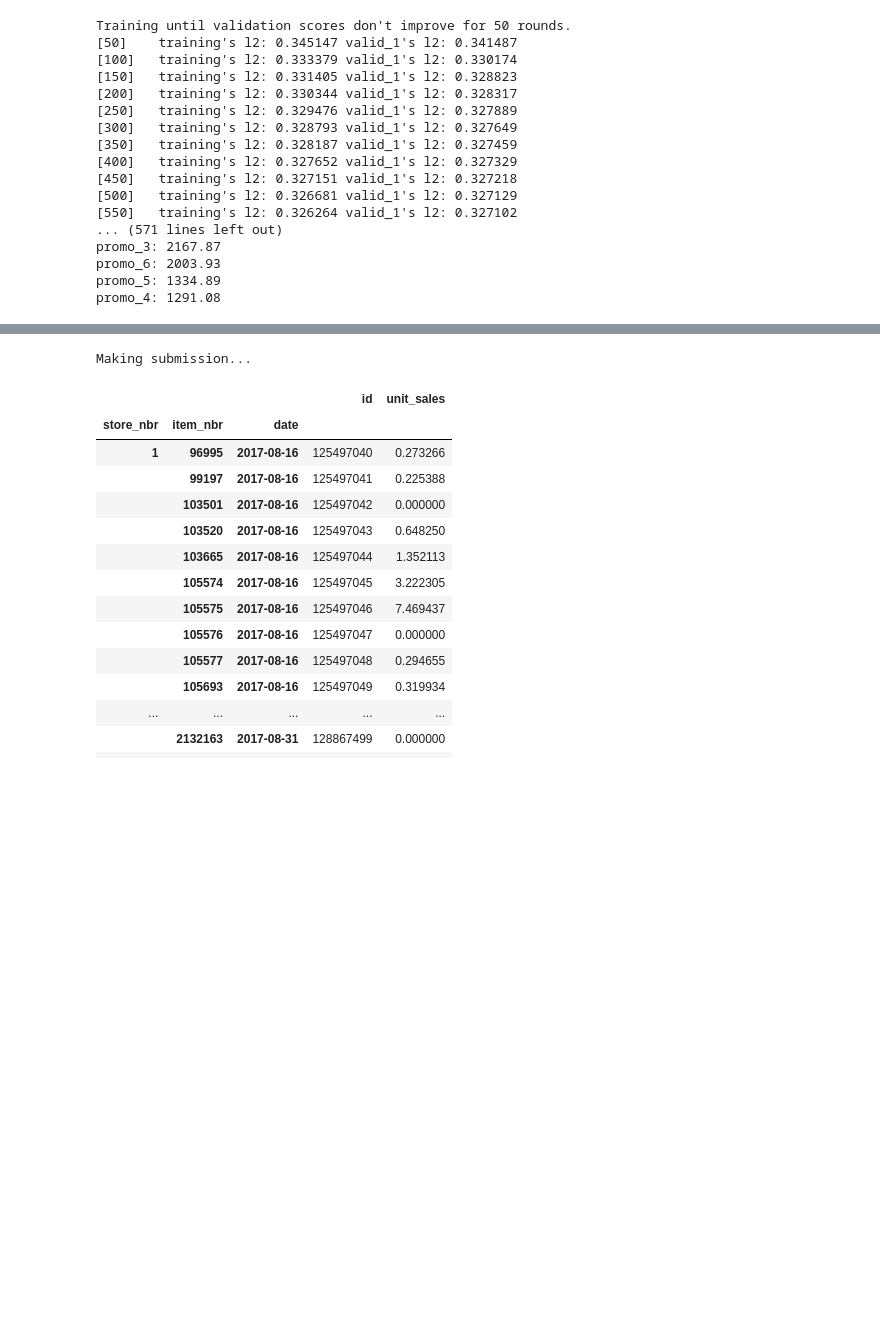
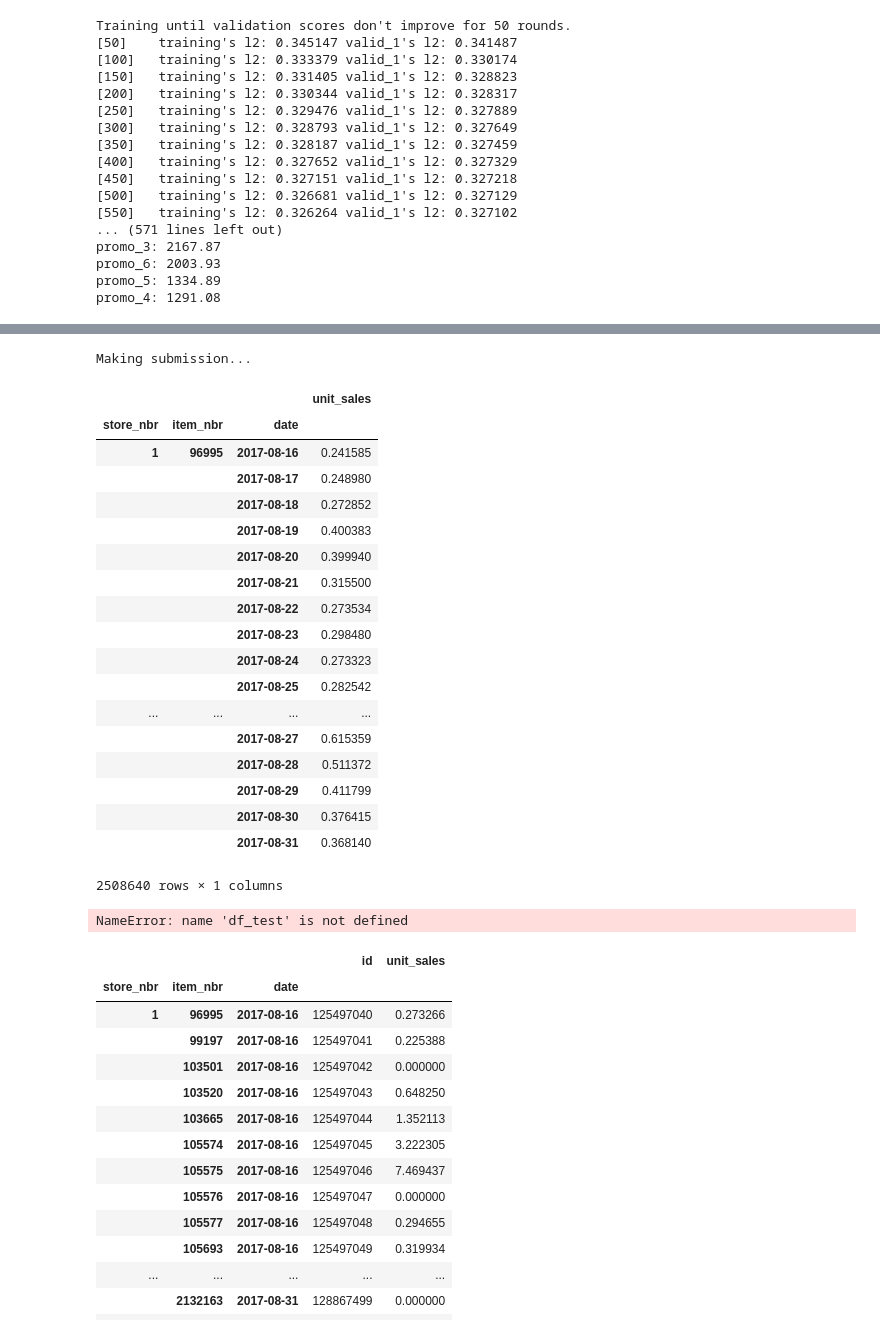
Before and after one commit to budgefeeney/OttomanDiviner, a Jupyter notebook: notebooks/CeShine Lee Solution.ipynb, the cells around one changed output, grey strips where cells are left out. Saved outputs shown, nothing was run; the diff lists cells and outputs as text; code cells hidden in the pictures; blank space fills up the shorter version.

```diff
--- a/notebooks/CeShine Lee Solution.ipynb
+++ b/notebooks/CeShine Lee Solution.ipynb
@@ -166,11 +211,11 @@ del promo_2017_test, promo_2017_train
 
 Ah... they're creating a multi-task learning problem
 # %%
-df_2017 = df_2017.set_index(
+cumul_sales = cumul_sales.set_index(
     ["store_nbr", "item_nbr", "date"])[["unit_sales"]].unstack(
         level=-1).fillna(0)
-df_2017.columns = df_2017.columns.get_level_values(1)
-df_2017.shape
+cumul_sales.columns = cumul_sales.columns.get_level_values(1)
+cumul_sales.shape
 # %% [output]
 (156790, 77)
 # %%
@@ -189,7 +234,7 @@ df_2017.head()
 
 They're sacraficing generability
 # %%
-items = items.reindex(df_2017.index.get_level_values(1))
+items = items.reindex(cumul_sales.index.get_level_values(1))
 items.head()
 # %% [output]
 |  | family | class | perishable |
@@ -296,34 +319,41 @@ params = {
 Training and predicting models...
 # %%
 MAX_ROUNDS = 1000
-val_pred = []
-test_pred = []
+validate_pred = []
+query_pred = []
 cate_vars = []
 for i in range(16):
     print("=" * 50)
     print("Step %d" % (i+1))
     print("=" * 50)
+
     dtrain = lgb.Dataset(
         X_train, label=y_train[:, i],
         categorical_feature=cate_vars,
         weight=pd.concat([items["perishable"]] * 4) * 0.25 + 1
     )
-    dval = lgb.Dataset(
-        X_val, label=y_val[:, i], reference=dtrain,
+
+    dvalidate = lgb.Dataset(
+        X_validate, label=y_validate[:, i], reference=dtrain,
         weight=items["perishable"] * 0.25 + 1,
         categorical_feature=cate_vars)
+
     bst = lgb.train(
         params, dtrain, num_boost_round=MAX_ROUNDS,
-        valid_sets=[dtrain, dval], early_stopping_rounds=50, verbose_eval=50
+        valid_sets=[dtrain, dvalidate], early_stopping_rounds=50, verbose_eval=50
     )
+
     print("\n".join(("%s: %.2f" % x) for x in sorted(
         zip(X_train.columns, bst.feature_importance("gain")),
         key=lambda x: x[1], reverse=True
     )))
-    val_pred.append(bst.predict(
-        X_val, num_iteration=bst.best_iteration or MAX_ROUNDS))
-    test_pred.append(bst.predict(
-        X_test, num_iteration=bst.best_iteration or MAX_ROUNDS))
+
+
+    validate_pred.append(bst.predict(
+        X_validate, num_iteration=bst.best_iteration or MAX_ROUNDS))
+
+    query_pred.append(bst.predict(
+        X_query, num_iteration=bst.best_iteration or MAX_ROUNDS))
 # %% [output]
 ==================================================
 Step 1
@@ -372,0 +402,10 @@ val_pred
+# %%
+print("Making submission...")
+y_query = np.array(query_pred).transpose()
+df_preds = pd.DataFrame(
+    y_query, index=cumul_sales.index,
+    columns=pd.date_range(query_start_date, periods=16)
+).stack().to_frame("unit_sales")
+df_preds.to_csv("/tmp/df_preds.csv")
+# %% [output]
+Making submission...
@@ -373,16 +416,31 @@ val_pred
+# %%
+df_preds
+# %% [output]
+|  |  |  | unit_sales |
+| store_nbr | item_nbr | date |  |
+| 1 | 96995 | 2017-08-16 | 0.241585 |
+|  |  | 2017-08-17 | 0.248980 |
+|  |  | 2017-08-18 | 0.272852 |
+|  |  | 2017-08-19 | 0.400383 |
+|  |  | 2017-08-20 | 0.399940 |
+|  |  | 2017-08-21 | 0.315500 |
+|  |  | 2017-08-22 | 0.273534 |
+|  |  | 2017-08-23 | 0.298480 |
+|  |  | 2017-08-24 | 0.273323 |
+|  |  | 2017-08-25 | 0.282542 |
+| ... | ... | ... | ... |
+|  |  | 2017-08-27 | 0.615359 |
+|  |  | 2017-08-28 | 0.511372 |
+|  |  | 2017-08-29 | 0.411799 |
+|  |  | 2017-08-30 | 0.376415 |
+|  |  | 2017-08-31 | 0.368140 |
+2508640 rows × 1 columns
 # %%
-print("Making submission...")
-y_test = np.array(test_pred).transpose()
-df_preds = pd.DataFrame(
-    y_test, index=df_2017.index,
-    columns=pd.date_range("2017-08-16", periods=16)
-).stack().to_frame("unit_sales")
-df_preds.index.set_names(["store_nbr", "item_nbr", "date"], inplace=True)
 
 submission = df_test[["id"]].join(df_preds, how="left").fillna(0)
 submission["unit_sales"] = np.clip(np.expm1(submission["unit_sales"]), 0, 1000)
 # %% [output]
-Making submission...
+NameError: name 'df_test' is not defined
 # %%
 submission
 # %% [output]
```
Also changed, not shown: parts of 41 cells of this notebook, 1 other file.
